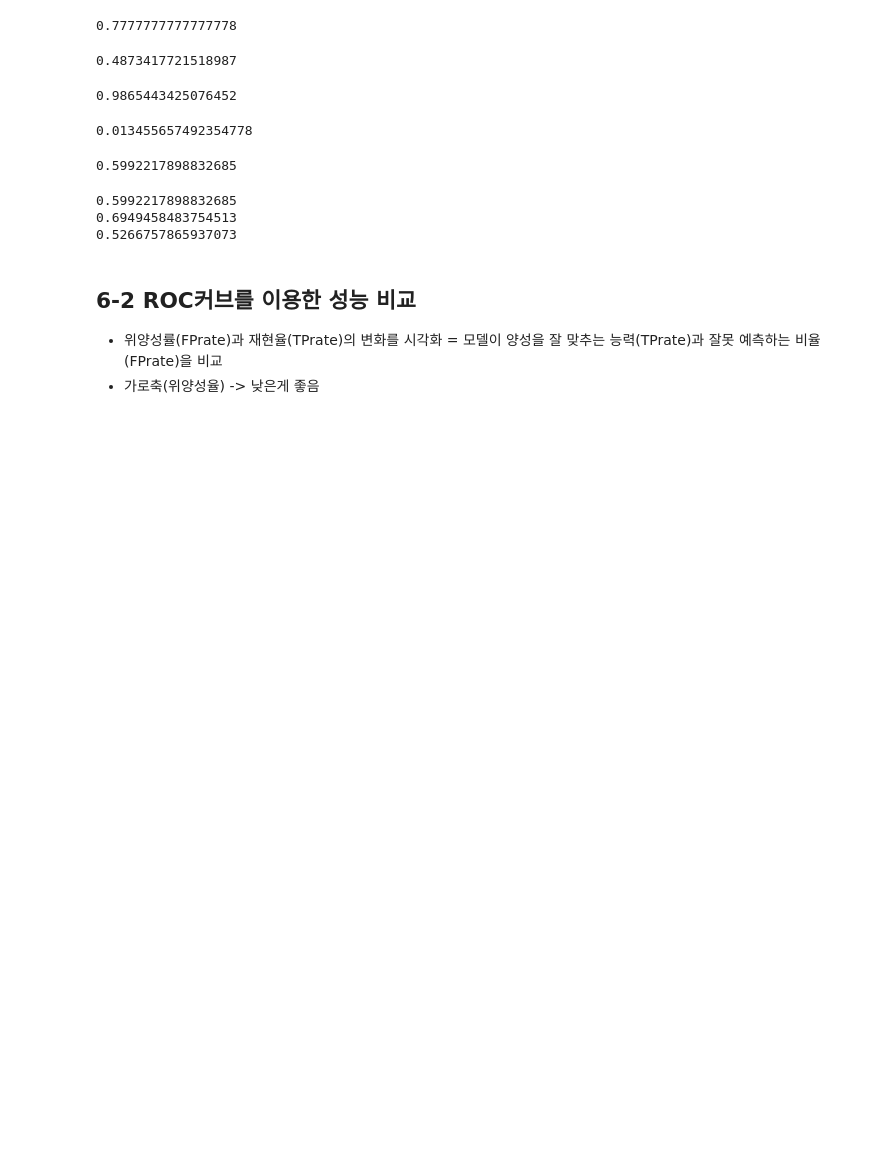
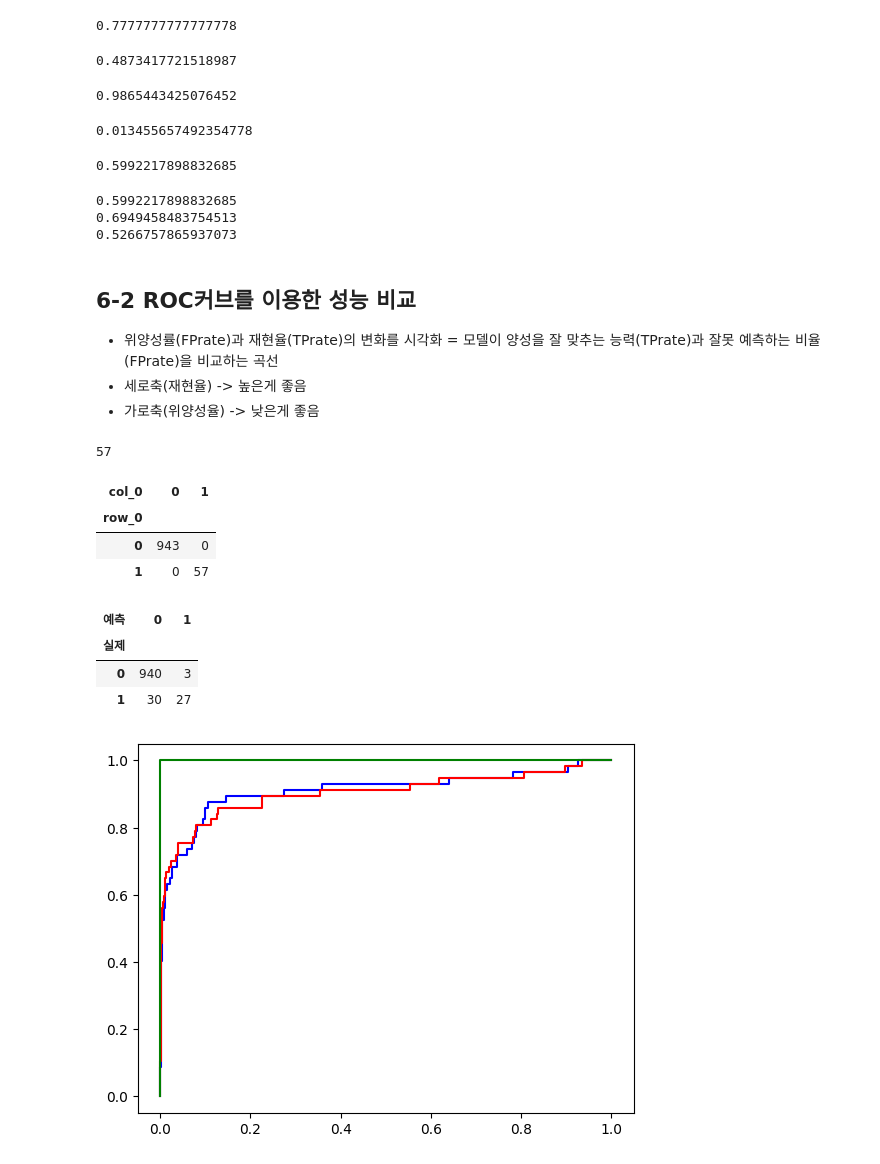
Before and after one commit to taro87/ai, a Jupyter notebook: source/09_MachineLearning/3장_분류분석.ipynb, the cells around one changed output. Saved outputs shown, nothing was run; the diff lists cells and outputs as text; code cells hidden in the pictures; blank space fills up the shorter version.

```diff
--- a/source/09_MachineLearning/3장_분류분석.ipynb
+++ b/source/09_MachineLearning/3장_분류분석.ipynb
@@ -579,6 +579,53 @@ print(fbeta_score(result.y_true, result.y_pred, beta=2))
 0.5266757865937073
 # %% [markdown]
 ## 6-2 ROC커브를 이용한 성능 비교
-- 위양성률(FPrate)과 재현율(TPrate)의 변화를 시각화 = 모델이 양성을 잘 맞추는 능력(TPrate)과 잘못 예측하는
-    비율(FPrate)을 비교
+- 위양성률(FPrate)과 재현율(TPrate)의 변화를 시각화 = 모델이 양성을 잘 맞추는 능력(TPrate)과 잘못 예측하는 비율(FPrate)을 비교하는 곡선
+- 세로축(재현율) -> 높은게 좋음
 - 가로축(위양성율) -> 낮은게 좋음
+# %%
+# 61p
+from sklearn.datasets import make_classification
+X, y = make_classification(n_samples=1000,
+                           # n_features=20,
+                          weights=[0.95, 0.05],# 0과 1의 비율
+                          # n_classes=2,
+                          random_state=5)
+y.sum()
+# %% [output]
+57
+# %%
+from sklearn.linear_model import LogisticRegression
+from sklearn.svm import SVC
+model1 = LogisticRegression().fit(X, y)
+model2 = SVC(gamma=0.0001, C=3000, probability=True).fit(X,y)
+# %%
+# decision_function()이 없는 모델
+from sklearn.tree import DecisionTreeClassifier
+model3 = DecisionTreeClassifier(random_state=42).fit(X, y)
+pred3 = model3.predict(X)
+pd.crosstab(y, pred3)
+# %% [output]
+| col_0 | 0 | 1 |
+| row_0 |  |  |
+| 0 | 943 | 0 |
+| 1 | 0 | 57 |
+# %%
+pred2 = model2.predict(X)
+pd.crosstab(y, pred2, rownames=['실제'], colnames=['예측'])
+# %% [output]
+| 예측 | 0 | 1 |
+| 실제 |  |  |
+| 0 | 940 | 3 |
+| 1 | 30 | 27 |
+# %%
+from sklearn.metrics import roc_curve
+import matplotlib.pyplot as plt
+fpr1, tpr1, tresholds1 = roc_curve(y, model1.decision_function(X))
+fpr2, tpr2, tresholds2 = roc_curve(y, model2.decision_function(X))
+fpr3, tpr3, tresholds3 = roc_curve(y, model3.predict_proba(X)[:, 1])
+plt.plot(fpr1, tpr1, c='b')
+plt.plot(fpr2, tpr2, c='r')
+plt.plot(fpr3, tpr3, c='g')
+plt.show()
+# %% [output]
+[figure, added]
```
Also changed, not shown: parts of 2 cells of this notebook, 5 other files.
